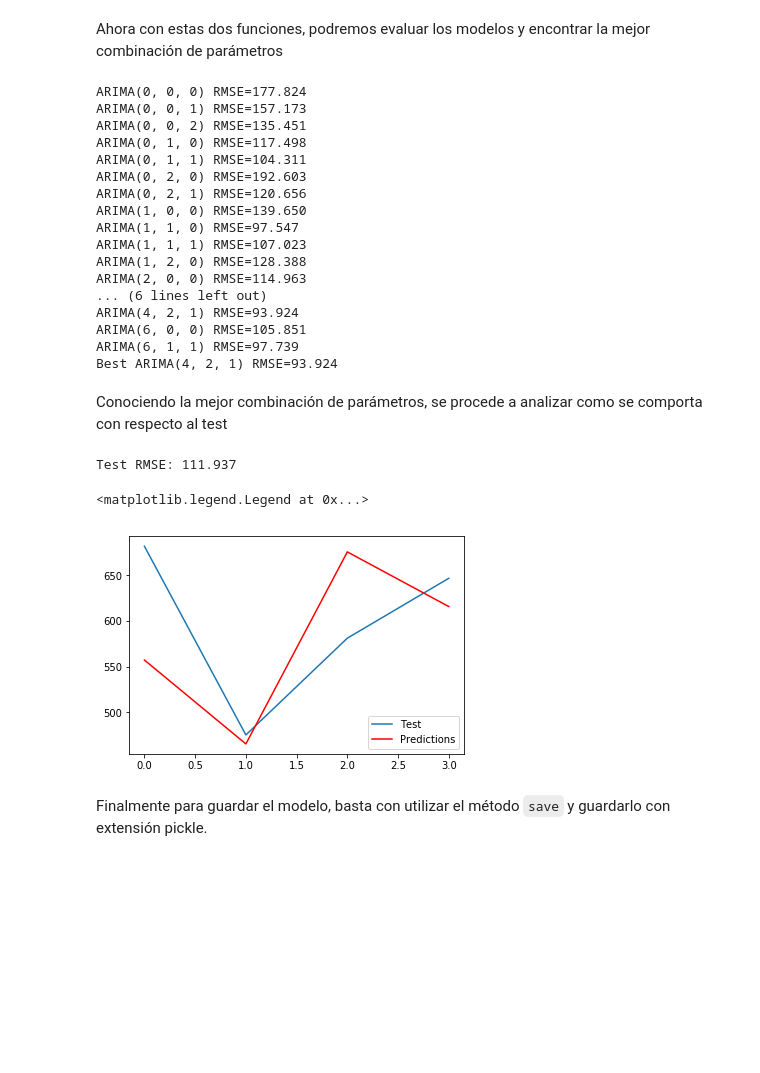
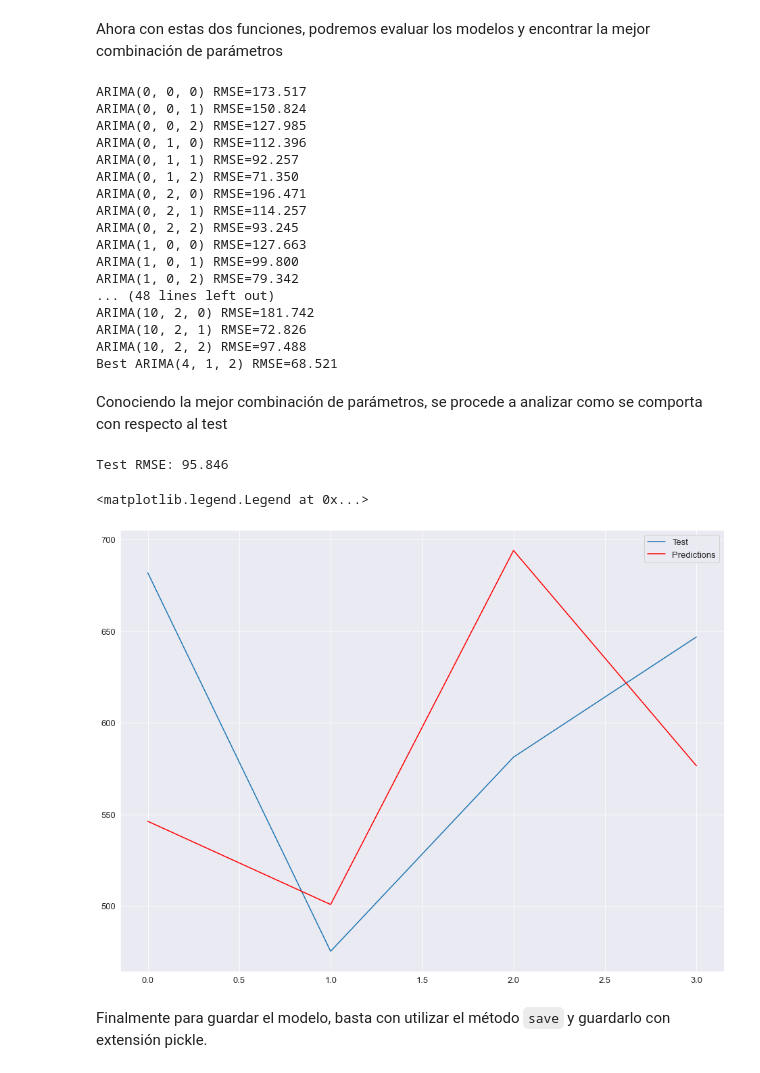
Before and after one commit to sruap1214/EC_Finance, a Jupyter notebook: Notebooks/06_SeriesdeTiempo.ipynb, the cells around one changed output. Saved outputs shown, nothing was run; the diff lists cells and outputs as text; code cells hidden in the pictures; blank space fills up the shorter version.

```diff
--- a/Notebooks/06_SeriesdeTiempo.ipynb
+++ b/Notebooks/06_SeriesdeTiempo.ipynb
@@ -611,8 +849,7 @@ import matplotlib.pyplot as plt
 series = pd.read_csv('./data/daily-minimum-temperatures.csv',
                     header = 0,
                     index_col = 0,
-                    parse_dates = True,
-                    squeeze = True)
+                    parse_dates = True).squeeze("columns")
 
 # create lagged dataset
 dataframe = pd.concat([series.shift(1), series], axis=1)
@@ -646,23 +887,21 @@ Ahora intentemos encontrar un modelo de autoregresión
 # %%
 import pandas as pd
 import matplotlib.pyplot as plt
-from statsmodels.tsa.ar_model import AR
+from statsmodels.tsa.ar_model import AutoReg
 
 # load dataset
 series = pd.read_csv('./data/daily-minimum-temperatures.csv',
                     header = 0,
                     index_col = 0,
-                    parse_dates = True,
-                    squeeze = True)
+                    parse_dates = True).squeeze("columns")
 
 # split dataset
 X = series.values
 train, test = X[1:len(X)-7], X[len(X)-7:]
 
 # train autoregression
-model = AR(train)
+model = AutoReg(train, lags = 29)
 model_fit = model.fit()
-print('Lag: %s' % model_fit.k_ar)
 print('Coefficients: %s' % model_fit.params)
 
 
@@ -716,14 +986,13 @@ Recuerde que los pasos para modelar son los siguientes:
 import pandas as pd
 import matplotlib.pyplot as plt
 import numpy as np
-from statsmodels.tsa.arima_model import ARIMA
+from statsmodels.tsa.arima.model import ARIMA
 
 # load dataset
 series = pd.read_csv('./data/shampoo_sales.csv',
                     header = 0,
                     index_col = 0,
-                    parse_dates = True,
-                    squeeze = True)
+                    parse_dates = True).squeeze("columns")
 # split dataset
 X = series.values
 size = int(len(X) * 0.70)
@@ -800,14 +1073,13 @@ Ahora con estas dos funciones, podremos evaluar los modelos y encontrar la mejor
 import pandas as pd
 import matplotlib.pyplot as plt
 import numpy as np
-from statsmodels.tsa.arima_model import ARIMA
+from statsmodels.tsa.arima.model import ARIMA
 
 # load dataset
 series = pd.read_csv('./data/shampoo_sales.csv',
                     header = 0,
                     index_col = 0,
-                    parse_dates = True,
-                    squeeze = True)
+                    parse_dates = True).squeeze("columns")
 
 # Ignore warnings in training
 import warnings
@@ -824,49 +1096,49 @@ d_values = range(0, 3)
 q_values = range(0, 3)
 evaluate_models(train, p_values, d_values, q_values)
 # %% [output]
-ARIMA(0, 0, 0) RMSE=177.824
-ARIMA(0, 0, 1) RMSE=157.173
-ARIMA(0, 0, 2) RMSE=135.451
-ARIMA(0, 1, 0) RMSE=117.498
-ARIMA(0, 1, 1) RMSE=104.311
-ARIMA(0, 2, 0) RMSE=192.603
-ARIMA(0, 2, 1) RMSE=120.656
-ARIMA(1, 0, 0) RMSE=139.650
-ARIMA(1, 1, 0) RMSE=97.547
-ARIMA(1, 1, 1) RMSE=107.023
-ARIMA(1, 2, 0) RMSE=128.388
-ARIMA(2, 0, 0) RMSE=114.963
-... (6 lines left out)
-ARIMA(4, 2, 1) RMSE=93.924
-ARIMA(6, 0, 0) RMSE=105.851
-ARIMA(6, 1, 1) RMSE=97.739
-Best ARIMA(4, 2, 1) RMSE=93.924
+ARIMA(0, 0, 0) RMSE=173.517
+ARIMA(0, 0, 1) RMSE=150.824
+ARIMA(0, 0, 2) RMSE=127.985
+ARIMA(0, 1, 0) RMSE=112.396
+ARIMA(0, 1, 1) RMSE=92.257
+ARIMA(0, 1, 2) RMSE=71.350
+ARIMA(0, 2, 0) RMSE=196.471
+ARIMA(0, 2, 1) RMSE=114.257
+ARIMA(0, 2, 2) RMSE=93.245
+ARIMA(1, 0, 0) RMSE=127.663
+ARIMA(1, 0, 1) RMSE=99.800
+ARIMA(1, 0, 2) RMSE=79.342
+... (48 lines left out)
+ARIMA(10, 2, 0) RMSE=181.742
+ARIMA(10, 2, 1) RMSE=72.826
+ARIMA(10, 2, 2) RMSE=97.488
+Best ARIMA(4, 1, 2) RMSE=68.521
 # %% [markdown]
 Conociendo la mejor combinación de parámetros, se procede a analizar como se comporta con respecto al test
 # %%
-arima_order = (4, 2, 1)
+arima_order = (4, 1, 2)
 predictions = list()
 history = [x for x in train]
 
 for t in range(len(test)):
-    model = ARIMA(history, order=arima_order)
-    model_fit = model.fit(disp=0)
+    model = ARIMA(endog = history, order = arima_order)
+    model_fit = model.fit()
     yhat = model_fit.forecast()[0]
     predictions.append(yhat)
     history.append(test[t])
 
 # Evaluation metric
 rmse = np.sqrt(np.mean((np.array(test)-np.array(predictions))**2))
 print('Test RMSE: %.3f' % rmse)
 
 # plot predictions vs expected
 plt.plot(test)
 plt.plot(predictions, color='red')
 plt.legend(['Test','Predictions'])
 # %% [output]
-Test RMSE: 111.937
+Test RMSE: 95.846
 <matplotlib.legend.Legend at 0x...>
-[figure, old version]
+[figure, new version]
 # %% [markdown]
 Finalmente para guardar el modelo, basta con utilizar el método `save` y guardarlo con extensión pickle.
 # %%
```
Also changed, not shown: parts of 54 cells of this notebook, 5 other files.
